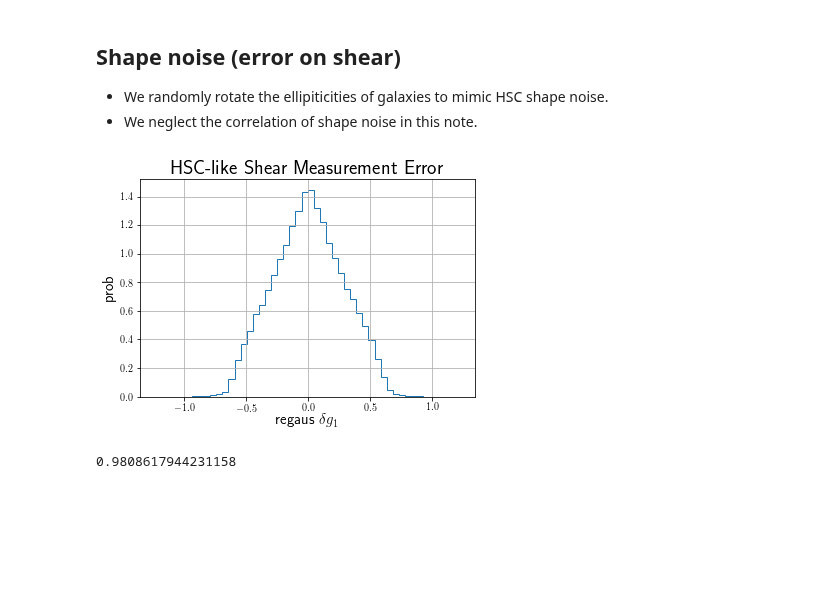
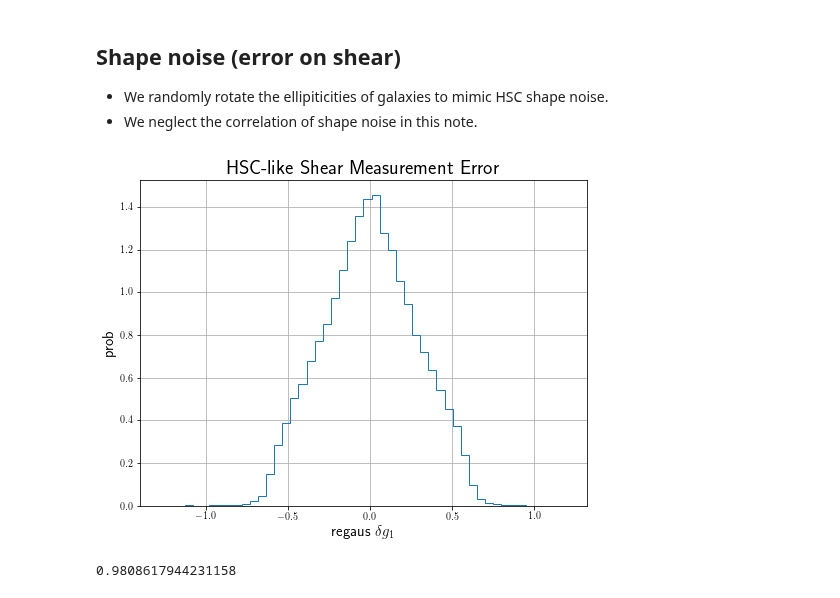
Before and after one commit to mr-superonion/splinv, a Jupyter notebook: notebook/sim-stamp-HSClike.ipynb, the cells around one changed output. Drawn from its saved outputs; the diff is of its cells as text; code cells hidden in the pictures; blank space fills up the shorter version.

Commit message:
update many figure, beautify..

```diff
--- a/notebook/sim-stamp-HSClike.ipynb
+++ b/notebook/sim-stamp-HSClike.ipynb
@@ -32,8 +32,8 @@ Populating the interactive namespace from numpy and matplotlib
 tn='9347.fits'
 pfn='datDir/S16AStandardCalibrated/tract/%s_pofz.fits' %tn.split('.')[0]
 cfn='datDir/S16AStandardCalibrated/tract/%s' %tn
-cdata=fitsio.read(cfn)
-pdata=fitsio.read(pfn)['PDF']
+cdata=pyfits.getdata(cfn)
+pdata=pyfits.getdata(pfn)['PDF']
 assert len(pdata)==len(cdata)
 # %% [markdown]
 ## Masks
@@ -83,35 +83,36 @@ e1      =   cdata['ishape_hsm_regauss_e1']
 e2      =   cdata['ishape_hsm_regauss_e2']
 m_b     =   cdata['ishape_hsm_regauss_derived_shear_bias_m']
 c1_b    =   cdata['ishape_hsm_regauss_derived_shear_bias_c1']
 c2_b    =   cdata['ishape_hsm_regauss_derived_shear_bias_c2']
 weight  =   cdata['ishape_hsm_regauss_derived_shape_weight']
 w_A     =   np.sum(weight)
 m_bA    =   np.sum(m_b*weight)/w_A
 Res_A   =   1.-np.sum(cdata['ishape_hsm_regauss_derived_rms_e']**2.*weight)/w_A
 g1      =   1./(1.+m_bA)*(e1/2./Res_A-c1_b)
 g2      =   1./(1.+m_bA)*(e2/2./Res_A-c2_b)
 t       =   1./(1.+m_bA)/2./Res_A
 weight  =   weight/(t**2.)
 
 g1nAll=[];g2nAll=[];wAll=[]
 for itry in range(1):
     np.random.seed(itry)
     g1n,g2n =   rotCatalog(g1,g2)
     g1nAll.extend(g1n)
     g2nAll.extend(g2n)
     wAll.extend(weight)
     del g1n,g2n
 
 #plt.hist(g1nAll,bins=50,weights=wAll,density=True,histtype='step',label='weighted')
+plt.figure(figsize=(8,6))
 plt.hist(g1nAll,bins=50,density=True,histtype='step',label='non-weighted')
 plt.title('HSC-like Shear Measurement Error',fontsize=20)
 plt.xlabel(r'regaus $\delta g_1$',fontsize=15)
 plt.ylabel('prob',fontsize=15)
 #plt.legend(fontsize=15)
 plt.grid()
-plt.savefig('../paper_ms_method_HSCY1/shapeMeasurementError-HSCY1.pdf')
+plt.savefig('../doc/paper_ms_method_HSCY1/shapeMeasurementError-HSCY1.pdf')
 # %% [output]
-[figure, old version]
+[figure, new version]
 # %%
 print(np.average(g1**2.*weight))
 # %% [output]
```
Also changed, not shown: parts of 2 cells of this notebook, 5 other files.
